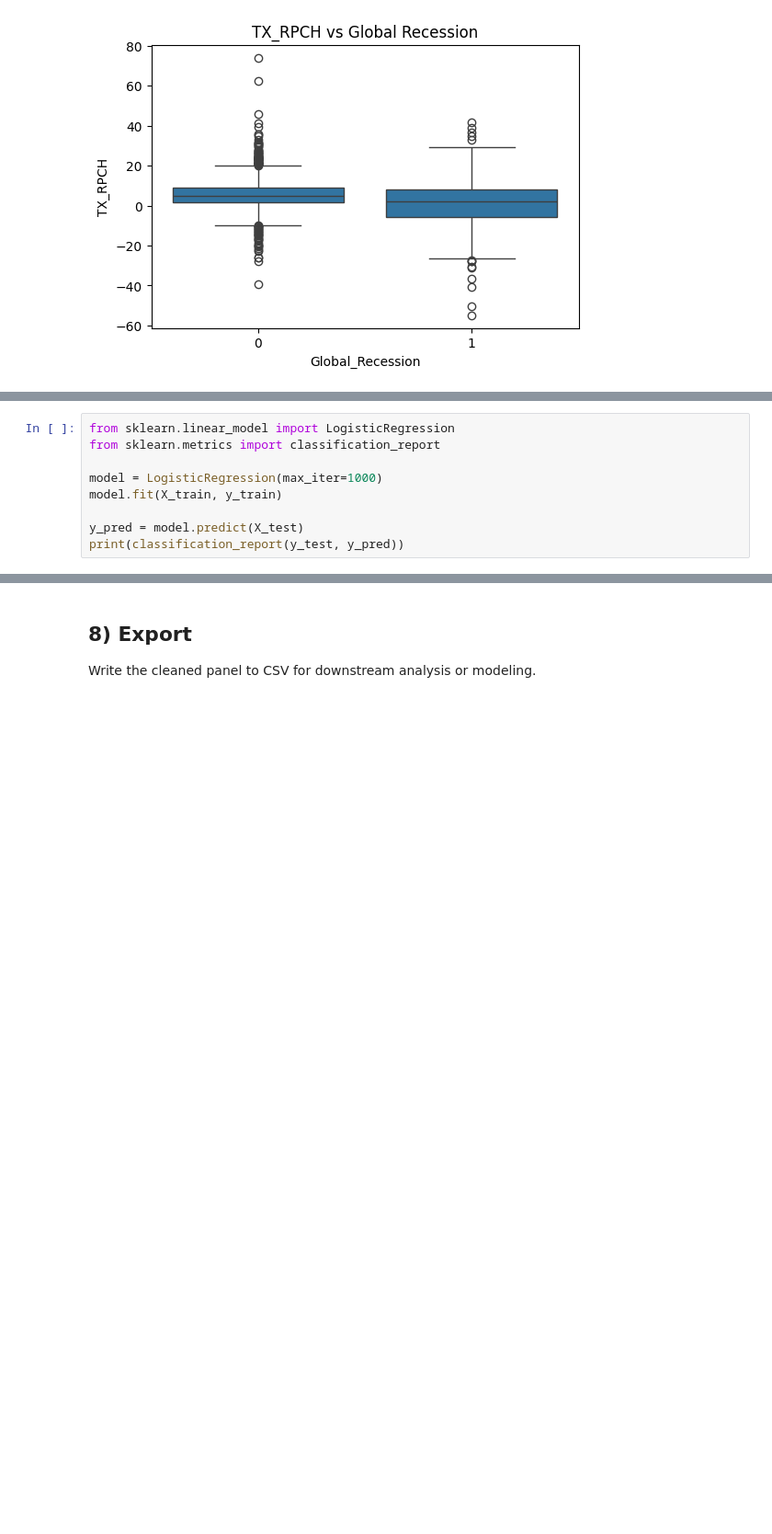
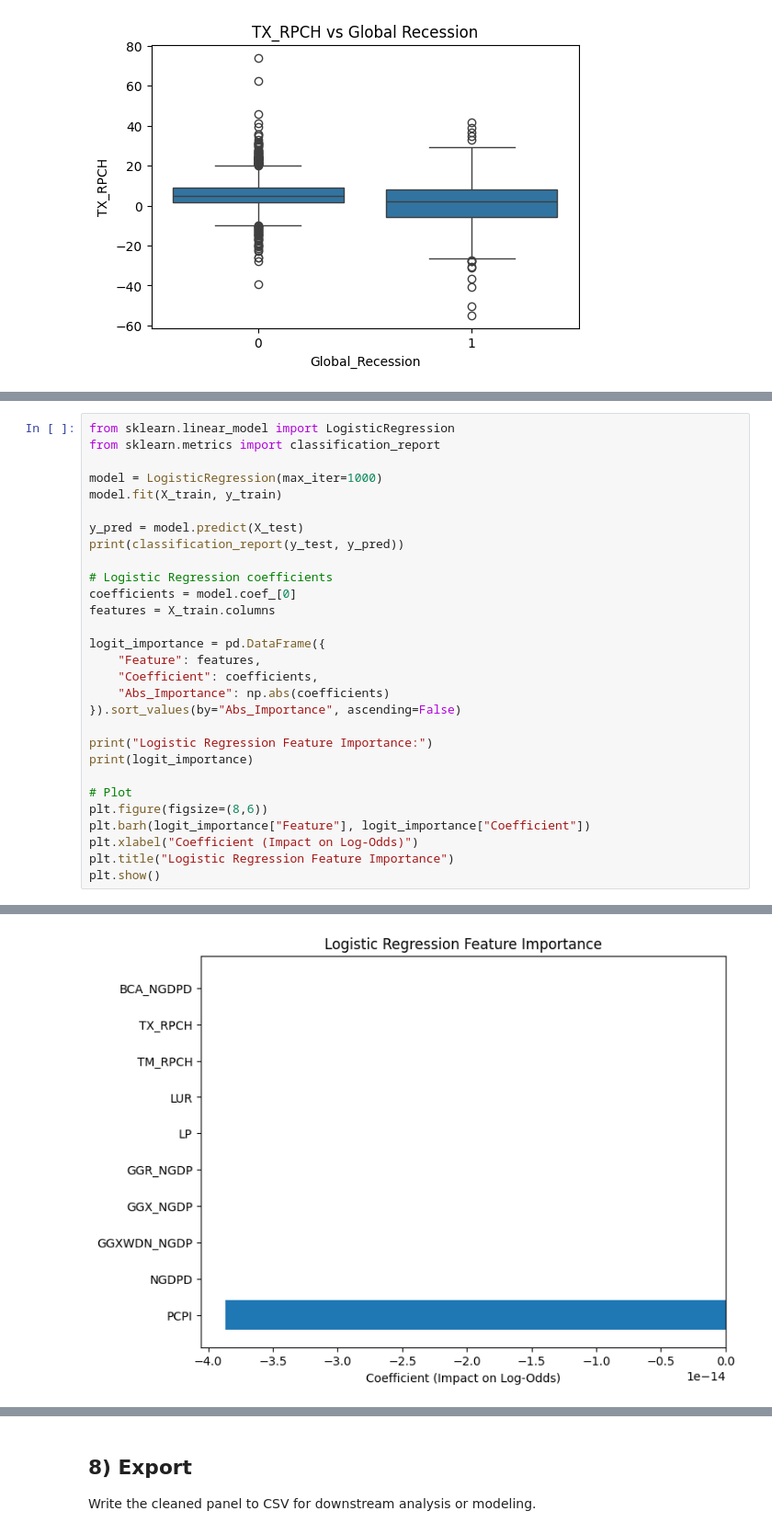
Before and after one commit to ningerdinger/Machine_Learning, a Jupyter notebook: economy.ipynb, the cells around one changed output, grey strips where cells are left out. Shown: that part at 92% size. Cells and saved outputs as stored; diff of their text form; blank space fills up the shorter version.

Commit message:
multiple models

```diff
--- a/economy.ipynb
+++ b/economy.ipynb
@@ -329,6 +341,26 @@ model.fit(X_train, y_train)
 
 y_pred = model.predict(X_test)
 print(classification_report(y_test, y_pred))
+
+# Logistic Regression coefficients
+coefficients = model.coef_[0]
+features = X_train.columns
+
+logit_importance = pd.DataFrame({
+    "Feature": features,
+    "Coefficient": coefficients,
+    "Abs_Importance": np.abs(coefficients)
+}).sort_values(by="Abs_Importance", ascending=False)
+
+print("Logistic Regression Feature Importance:")
+print(logit_importance)
+
+# Plot
+plt.figure(figsize=(8,6))
+plt.barh(logit_importance["Feature"], logit_importance["Coefficient"])
+plt.xlabel("Coefficient (Impact on Log-Odds)")
+plt.title("Logistic Regression Feature Importance")
+plt.show()
 # %% [output]
               precision    recall  f1-score   support
 
@@ -341,3 +382,4 @@ weighted avg       0.63      0.79      0.70       400
+[figure, added]
 # %%
 from sklearn.ensemble import RandomForestClassifier
 
```
Also changed, not shown: parts of 8 cells of this notebook.
